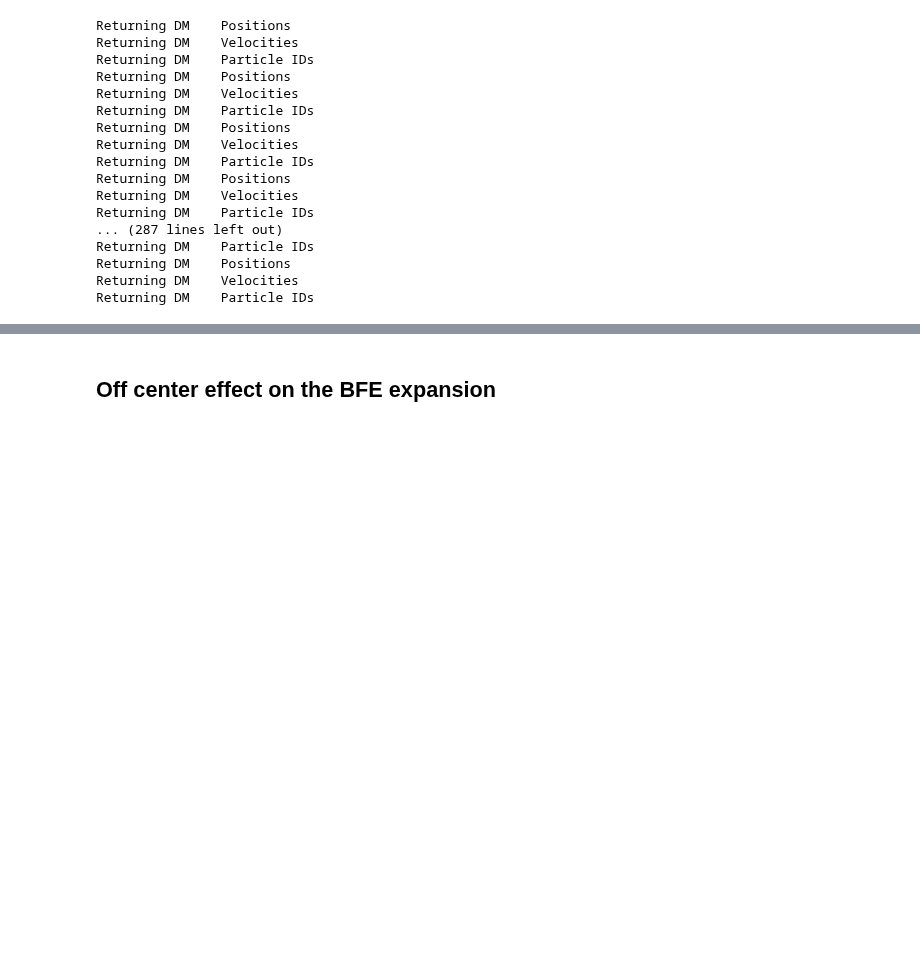
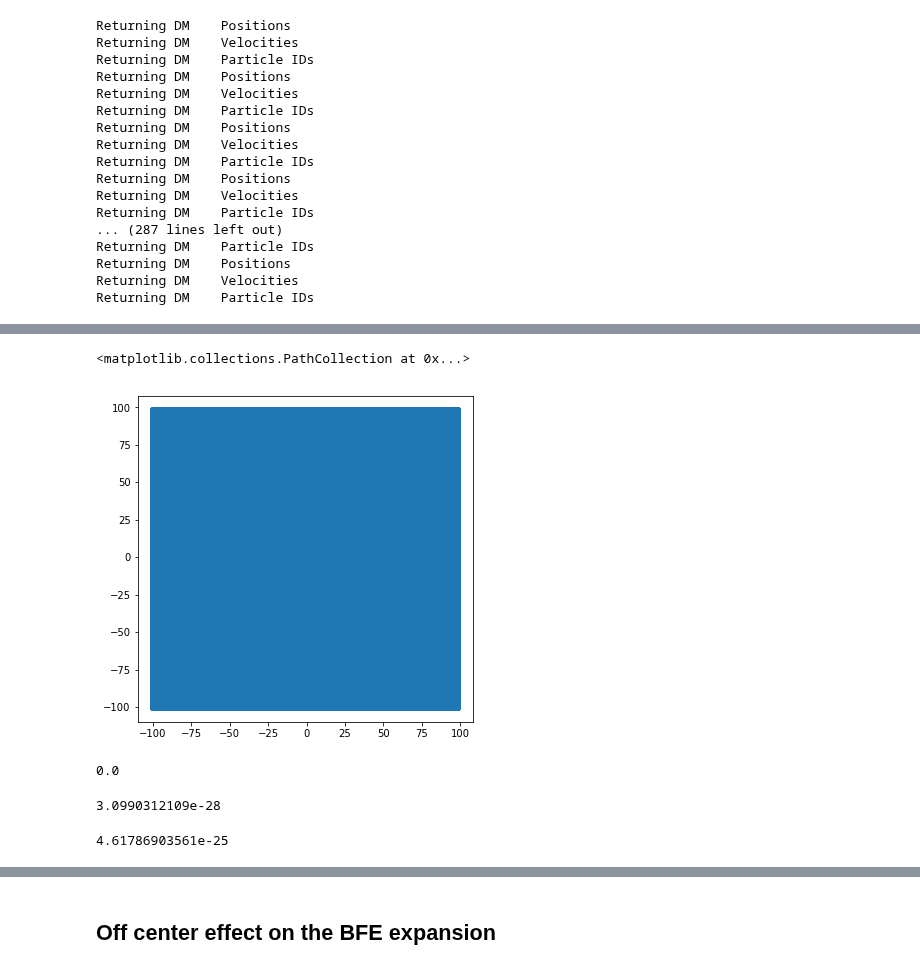
Before and after one commit to jngaravitoc/LMC-MW, a Jupyter notebook: code/SCF/high_order_terms.ipynb, the cells around one changed output, grey strips where cells are left out. Saved outputs shown, nothing was run; the diff lists cells and outputs as text; code cells hidden in the pictures; blank space fills up the shorter version.

```diff
--- a/code/SCF/high_order_terms.ipynb
+++ b/code/SCF/high_order_terms.ipynb
@@ -34,0 +173,19 @@ plot(rcm_LMC)
+# %%
+def grid_gen(xmin, xmax, ymin, ymax, zmin, zmax, n_spaces):
+    """
+    n_spaces : int
+        space between points.
+    """
+    X, Y, Z = np.mgrid[xmin:xmax:n_spaces, ymin:ymax:n_spaces, zmin:zmax:n_spaces]
+    cart_grid = np.vstack([X.ravel(), Y.ravel(), Z.ravel()])
+    return cart_grid
+    #figure(figsize=(5,5))
+    #scatter(cart_grid[0], cart_grid[1], s=0.1)
+# %%
+# Example of the grid
+figure(figsize=(6,6))
+grid_pos = grid_gen(-100, 100, -100, 100, -100, 100, 3)
+scatter(grid_pos[0], grid_pos[1])
+# %% [output]
+<matplotlib.collections.PathCollection at 0x...>
+[figure, added]
@@ -34,0 +200,15 @@ plot(rcm_LMC)
+# %%
+pot_dif_all_all = pot_diff(pot_biff_all_LMC, pot_biff_all_LMC)
+print(sum(pot_dif_all_all))
+# %% [output]
+0.0
+# %%
+pot_dif_all_principal = pot_diff(pot_biff_all_LMC, pot_biff_principal_LMC)
+print(sum(pot_dif_all_principal))
+# %% [output]
+3.0990312109e-28
+# %%
+pot_dif_all_partial = pot_diff(pot_biff_all_LMC, pot_biff_partial_LMC)
+print(sum(pot_dif_all_partial))
+# %% [output]
+4.61786903561e-25
```
Also changed, not shown: parts of 41 cells of this notebook.
